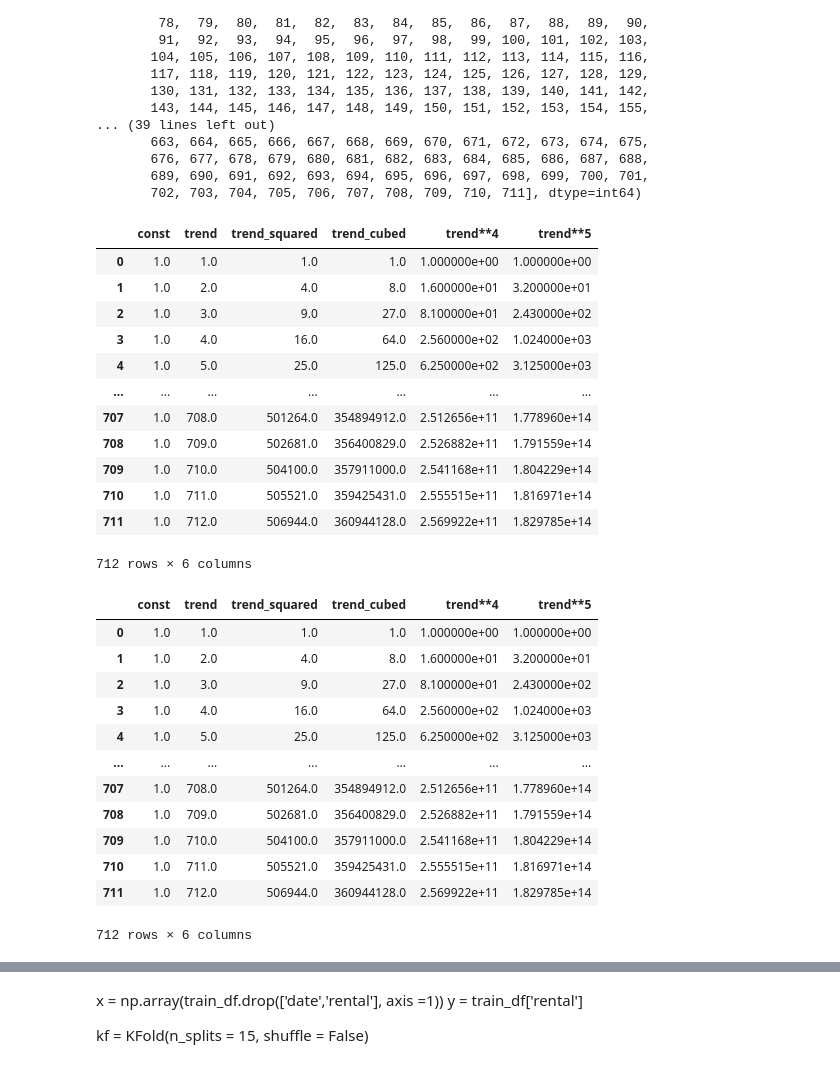
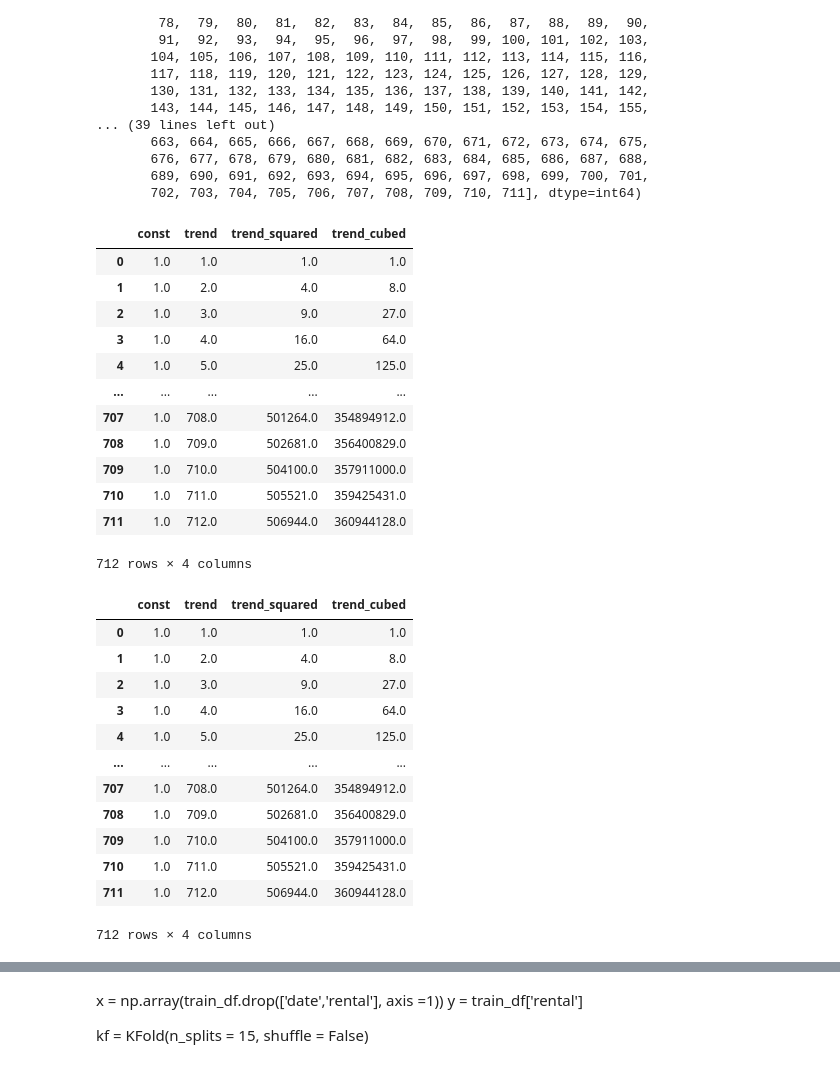
Before and after one commit to ParkJun-Yeong/2022DACON-bike, a Jupyter notebook: test.ipynb, the cells around one changed output, grey strips where cells are left out. Saved outputs shown, nothing was run; the diff lists cells and outputs as text; code cells hidden in the pictures.

```diff
--- a/test.ipynb
+++ b/test.ipynb
@@ -537,29 +537,29 @@ array([  0,   1,   2,   3,   4,   5,   6,   7,   8,   9,  10,  11,  12,
        689, 690, 691, 692, 693, 694, 695, 696, 697, 698, 699, 700, 701,
        702, 703, 704, 705, 706, 707, 708, 709, 710, 711], dtype=int64)
 # %%
-dp = DeterministicProcess(index = x_train.index, constant = True, order = 5, drop = True)
+dp = DeterministicProcess(index = x_train.index, constant = True, order = 3, drop = True)
 
 
 X = dp.in_sample()
 lm = LinearRegression(fit_intercept=False)
 
 lm.fit(X, y_train)
 
 X
 # %% [output]
-|  | const | trend | trend_squared | trend_cubed | trend**4 | trend**5 |
-| 0 | 1.0 | 1.0 | 1.0 | 1.0 | 1.000000e+00 | 1.000000e+00 |
-| 1 | 1.0 | 2.0 | 4.0 | 8.0 | 1.600000e+01 | 3.200000e+01 |
-| 2 | 1.0 | 3.0 | 9.0 | 27.0 | 8.100000e+01 | 2.430000e+02 |
-| 3 | 1.0 | 4.0 | 16.0 | 64.0 | 2.560000e+02 | 1.024000e+03 |
-| 4 | 1.0 | 5.0 | 25.0 | 125.0 | 6.250000e+02 | 3.125000e+03 |
-| ... | ... | ... | ... | ... | ... | ... |
-| 707 | 1.0 | 708.0 | 501264.0 | 354894912.0 | 2.512656e+11 | 1.778960e+14 |
-| 708 | 1.0 | 709.0 | 502681.0 | 356400829.0 | 2.526882e+11 | 1.791559e+14 |
-| 709 | 1.0 | 710.0 | 504100.0 | 357911000.0 | 2.541168e+11 | 1.804229e+14 |
-| 710 | 1.0 | 711.0 | 505521.0 | 359425431.0 | 2.555515e+11 | 1.816971e+14 |
-| 711 | 1.0 | 712.0 | 506944.0 | 360944128.0 | 2.569922e+11 | 1.829785e+14 |
+|  | const | trend | trend_squared | trend_cubed |
+| 0 | 1.0 | 1.0 | 1.0 | 1.0 |
+| 1 | 1.0 | 2.0 | 4.0 | 8.0 |
+| 2 | 1.0 | 3.0 | 9.0 | 27.0 |
+| 3 | 1.0 | 4.0 | 16.0 | 64.0 |
+| 4 | 1.0 | 5.0 | 25.0 | 125.0 |
+| ... | ... | ... | ... | ... |
+| 707 | 1.0 | 708.0 | 501264.0 | 354894912.0 |
+| 708 | 1.0 | 709.0 | 502681.0 | 356400829.0 |
+| 709 | 1.0 | 710.0 | 504100.0 | 357911000.0 |
+| 710 | 1.0 | 711.0 | 505521.0 | 359425431.0 |
+| 711 | 1.0 | 712.0 | 506944.0 | 360944128.0 |
-712 rows × 6 columns
+712 rows × 4 columns
 # %%
 test_const = [1 for i in range(x_test.shape[0])]
 test_trend = np.arange(X['trend'].max(), X['trend'].max()+x_test.shape[0])
@@ -571,25 +571,25 @@ test_trend_6 = [i**6 for i in test_trend]
 
 
 
-X_ = pd.DataFrame([test_const, test_trend, test_trend_squared, test_trend_cubed, test_trend_4, test_trend_5]).T
-X_.columns = ['const', 'trend', 'trend_squared', 'trend_cubed', 'trend_4', 'trend_5']
+X_ = pd.DataFrame([test_const, test_trend, test_trend_squared, test_trend_cubed]).T
+X_.columns = ['const', 'trend', 'trend_squared', 'trend_cubed']
 X_.index = x_test.index
 
 X
 # %% [output]
-|  | const | trend | trend_squared | trend_cubed | trend**4 | trend**5 |
-| 0 | 1.0 | 1.0 | 1.0 | 1.0 | 1.000000e+00 | 1.000000e+00 |
-| 1 | 1.0 | 2.0 | 4.0 | 8.0 | 1.600000e+01 | 3.200000e+01 |
-| 2 | 1.0 | 3.0 | 9.0 | 27.0 | 8.100000e+01 | 2.430000e+02 |
-| 3 | 1.0 | 4.0 | 16.0 | 64.0 | 2.560000e+02 | 1.024000e+03 |
-| 4 | 1.0 | 5.0 | 25.0 | 125.0 | 6.250000e+02 | 3.125000e+03 |
-| ... | ... | ... | ... | ... | ... | ... |
-| 707 | 1.0 | 708.0 | 501264.0 | 354894912.0 | 2.512656e+11 | 1.778960e+14 |
-| 708 | 1.0 | 709.0 | 502681.0 | 356400829.0 | 2.526882e+11 | 1.791559e+14 |
-| 709 | 1.0 | 710.0 | 504100.0 | 357911000.0 | 2.541168e+11 | 1.804229e+14 |
-| 710 | 1.0 | 711.0 | 505521.0 | 359425431.0 | 2.555515e+11 | 1.816971e+14 |
-| 711 | 1.0 | 712.0 | 506944.0 | 360944128.0 | 2.569922e+11 | 1.829785e+14 |
+|  | const | trend | trend_squared | trend_cubed |
+| 0 | 1.0 | 1.0 | 1.0 | 1.0 |
+| 1 | 1.0 | 2.0 | 4.0 | 8.0 |
+| 2 | 1.0 | 3.0 | 9.0 | 27.0 |
+| 3 | 1.0 | 4.0 | 16.0 | 64.0 |
+| 4 | 1.0 | 5.0 | 25.0 | 125.0 |
+| ... | ... | ... | ... | ... |
+| 707 | 1.0 | 708.0 | 501264.0 | 354894912.0 |
+| 708 | 1.0 | 709.0 | 502681.0 | 356400829.0 |
+| 709 | 1.0 | 710.0 | 504100.0 | 357911000.0 |
+| 710 | 1.0 | 711.0 | 505521.0 | 359425431.0 |
+| 711 | 1.0 | 712.0 | 506944.0 | 360944128.0 |
-712 rows × 6 columns
+712 rows × 4 columns
 # %%
 trend_train = lm.predict(X)
 trend_test = lm.predict(X_)
```
Also changed, not shown: parts of 6 cells of this notebook, 30 other files.
